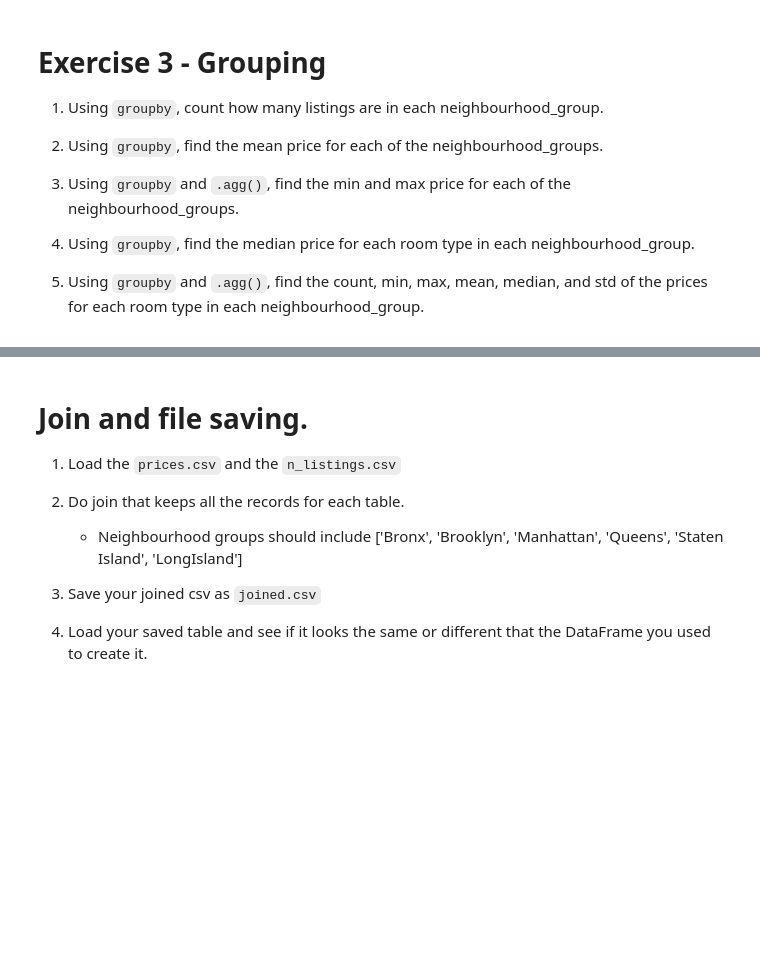
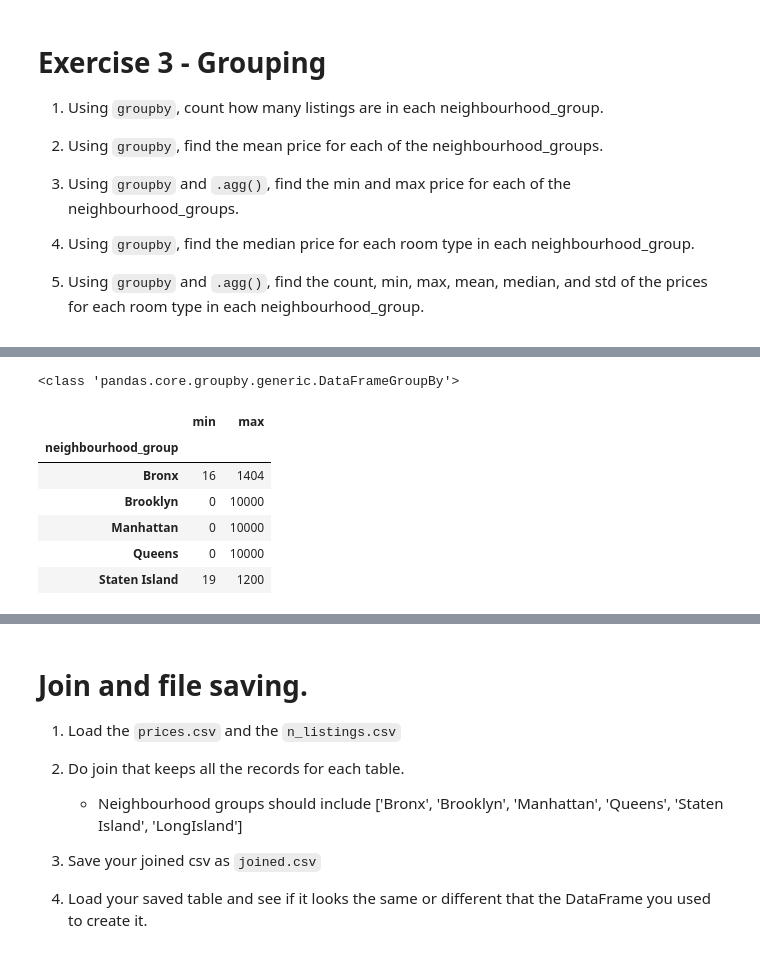
Before and after one commit to aleksgeorgi/2022-fall-data-science, a Jupyter notebook: Week-01-Pandas/Exercise.ipynb, the cells around one changed output, grey strips where cells are left out. Saved outputs shown, nothing was run; the diff lists cells and outputs as text; code cells hidden in the pictures; blank space fills up the shorter version.

```diff
--- a/Week-01-Pandas/Exercise.ipynb
+++ b/Week-01-Pandas/Exercise.ipynb
@@ -138,4 +176,16 @@ df['adjusted_price'] = df['price'] + 100
 # %%
 # 3. Using `groupby` and `.agg()`, find the min and max price for each of the neighbourhood_groups.
+
+group = df.groupby('neighbourhood_group')
+group['price'].agg(['min', 'max'])
+# %% [output]
+<class 'pandas.core.groupby.generic.DataFrameGroupBy'>
+|  | min | max |
+| neighbourhood_group |  |  |
+| Bronx | 16 | 1404 |
+| Brooklyn | 0 | 10000 |
+| Manhattan | 0 | 10000 |
+| Queens | 0 | 10000 |
+| Staten Island | 19 | 1200 |
 # %%
 # 4. Using `groupby`, find the mean price for each room type in each neighbourhood_group.
```
Also changed, not shown: parts of 14 cells of this notebook.
